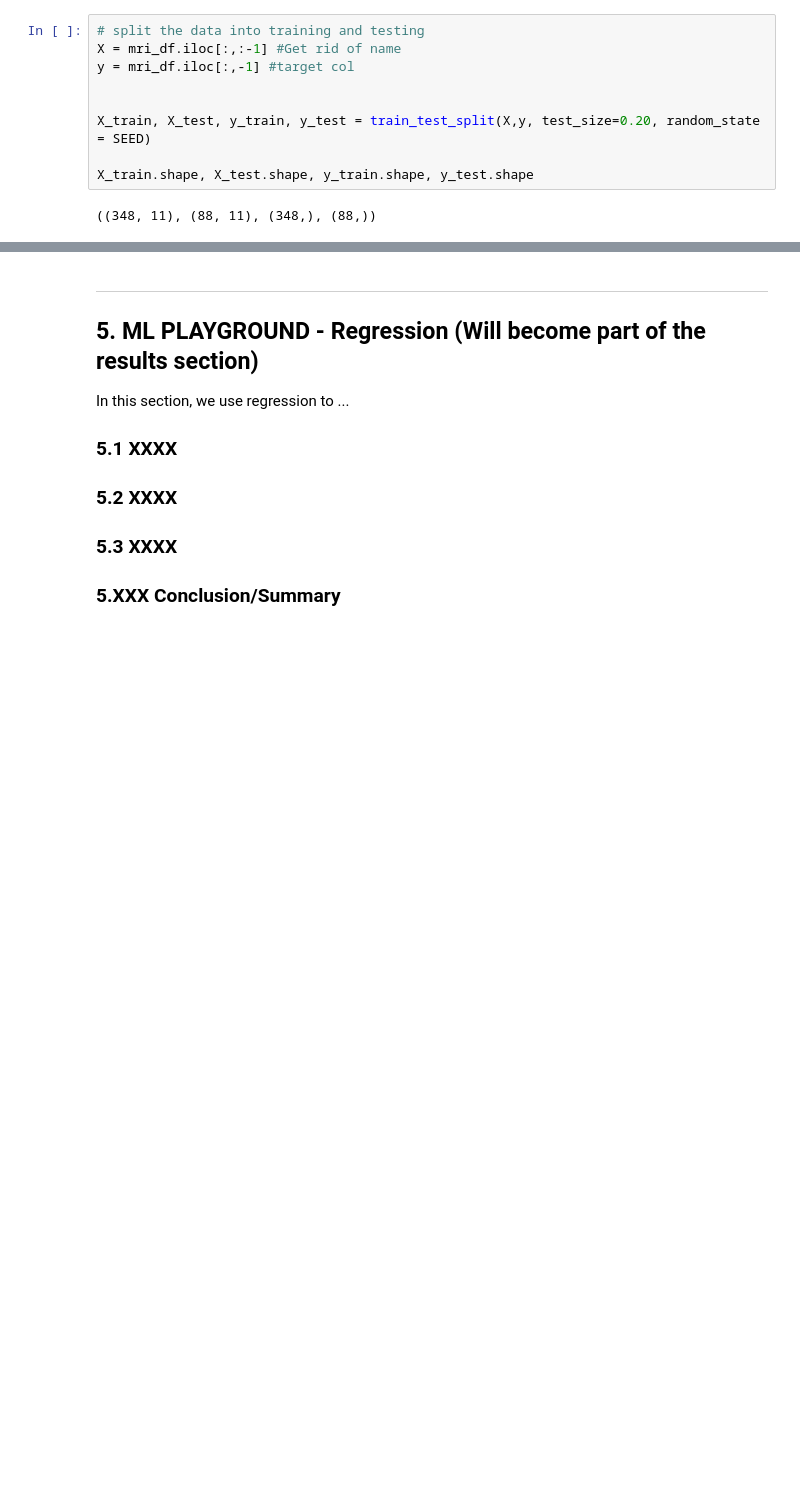
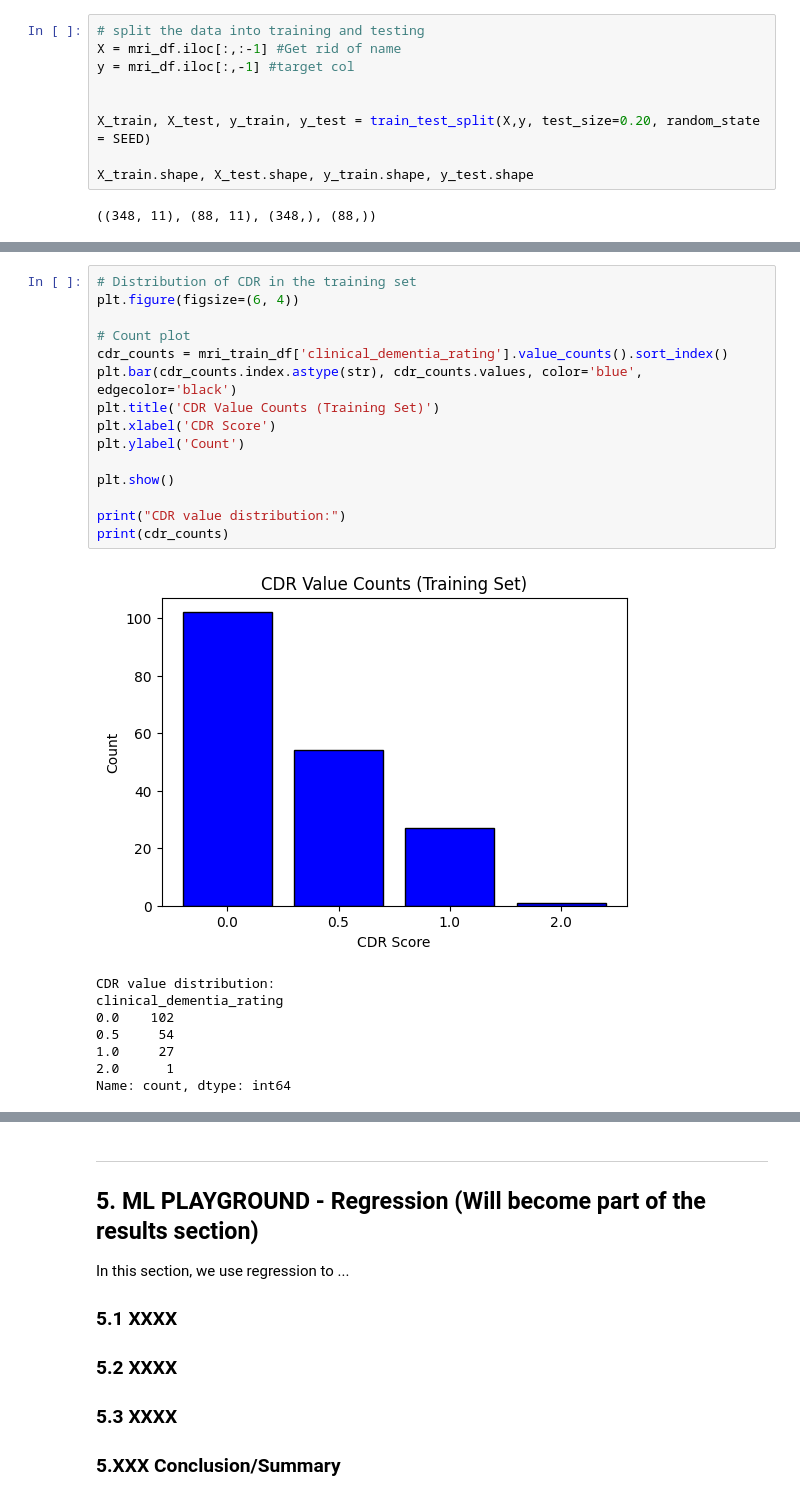
Before and after one commit to Carlos-PC05/FinalProjectCS-362, a Jupyter notebook: FinalReport_SP26_RV_PC_MASTERFILE.ipynb, the cells around one changed output, grey strips where cells are left out. Cells and saved outputs as stored; diff of their text form; blank space fills up the shorter version.

```diff
--- a/FinalReport_SP26_RV_PC_MASTERFILE.ipynb
+++ b/FinalReport_SP26_RV_PC_MASTERFILE.ipynb
@@ -470,0 +546,24 @@ etc.
+# %%
+# Distribution of CDR in the training set
+plt.figure(figsize=(6, 4))
+
+# Count plot
+cdr_counts = mri_train_df['clinical_dementia_rating'].value_counts().sort_index()
+plt.bar(cdr_counts.index.astype(str), cdr_counts.values, color='blue', edgecolor='black')
+plt.title('CDR Value Counts (Training Set)')
+plt.xlabel('CDR Score')
+plt.ylabel('Count')
+
+plt.show()
+
+print("CDR value distribution:")
+print(cdr_counts)
+# %% [output]
+[figure, added]
+CDR value distribution:
+clinical_dementia_rating
+0.0    102
+0.5     54
+1.0     27
+2.0      1
+Name: count, dtype: int64
```
Also changed, not shown: parts of 19 cells of this notebook.
